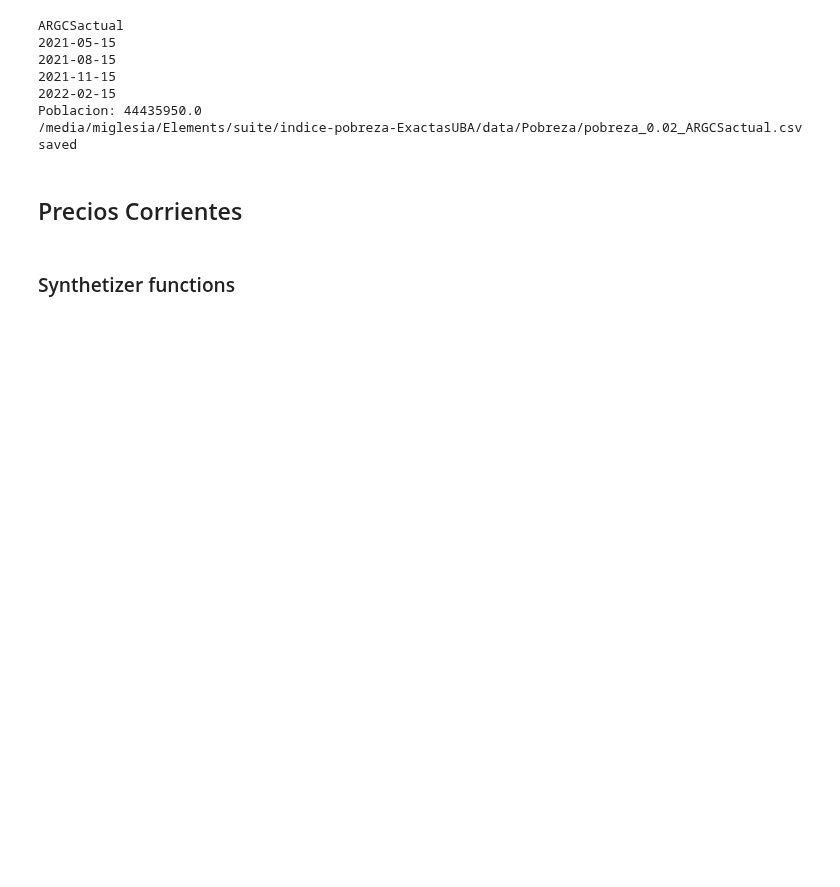
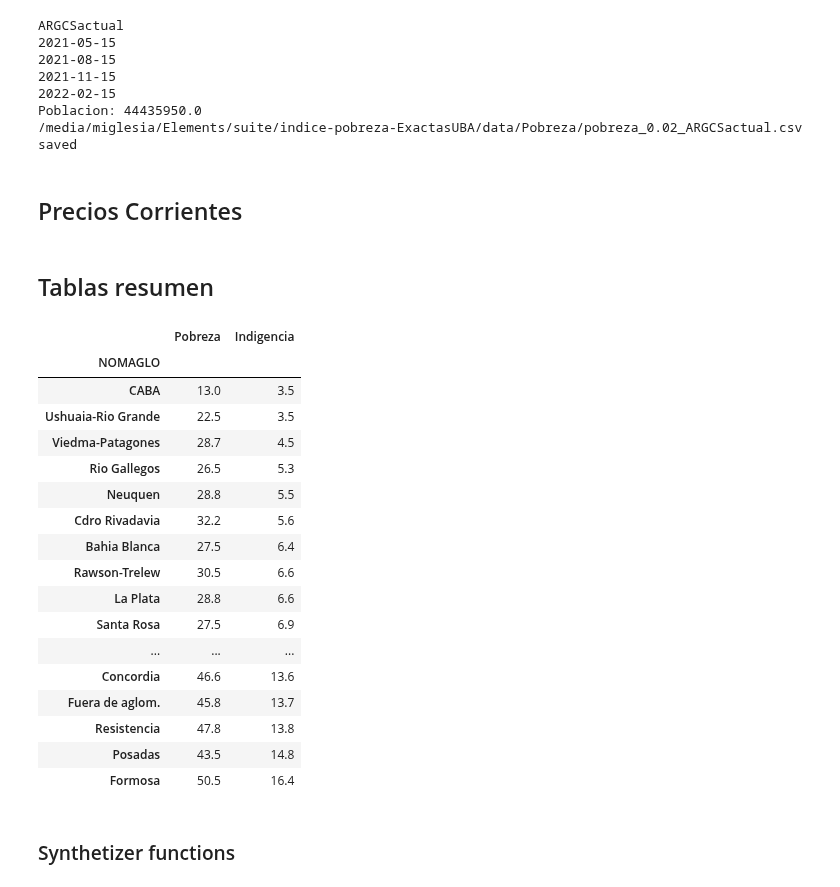
Before and after one commit to matuteiglesias/indice-pobreza-UBA, a Jupyter notebook: notebooks/10 - Guardar info geografica.ipynb, the cells around one changed output. Cells and saved outputs as stored; diff of their text form; code cells hidden in the pictures; blank space fills up the shorter version.

Commit message:
Added user created data

```diff
--- a/notebooks/10 - Guardar info geografica.ipynb
+++ b/notebooks/10 - Guardar info geografica.ipynb
@@ -519,7 +518,7 @@ columnas_pesos =  ['P47T_persona', 'P47T_hogar', 'CBA', 'gap_indigencia', 'CBT',
 # cpi.loc[hoy].values[0]#/
 # cpi.loc['2016-01'].values[0]
 # %%
-data = pd.read_csv('/media/miglesia/Elements/suite/indice-pobreza-ExactasUBA/data/Pobreza/pobreza_0.02_ARGCSactual.csv')
+data = pd.read_csv('/media/miglesia/Elements/suite/indice-pobreza-ExactasUBA/data/Pobreza/pobreza_0.02_ARGCSactual.csv', encoding_errors='ignore')
 data[columnas_pesos] = ix*data[columnas_pesos]
 # %%
 frac = 0.02
@@ -537,6 +536,30 @@ radio_ref = radio_ref[['RADIO_REF_ID', 'COD_2010', 'NOMDPTO', 'AGLOMERADO', 'Reg
 
 data = data.merge(radio_ref, on = ['RADIO_REF_ID', 'AGLOMERADO'])
 data['AGLO_si'] = data.AGLOMERADO != 0
+# %% [markdown]
+## Tablas resumen
+# %%
+table = 100*data.groupby('NOMAGLO')[['Pobreza', 'Indigencia']].mean().round(3)
+table.sort_values('Indigencia')
+# %% [output]
+|  | Pobreza | Indigencia |
+| NOMAGLO |  |  |
+| CABA | 13.0 | 3.5 |
+| Ushuaia-Rio Grande | 22.5 | 3.5 |
+| Viedma-Patagones | 28.7 | 4.5 |
+| Rio Gallegos | 26.5 | 5.3 |
+| Neuquen | 28.8 | 5.5 |
+| Cdro Rivadavia | 32.2 | 5.6 |
+| Bahia Blanca | 27.5 | 6.4 |
+| Rawson-Trelew | 30.5 | 6.6 |
+| La Plata | 28.8 | 6.6 |
+| Santa Rosa | 27.5 | 6.9 |
+| ... | ... | ... |
+| Concordia | 46.6 | 13.6 |
+| Fuera de aglom. | 45.8 | 13.7 |
+| Resistencia | 47.8 | 13.8 |
+| Posadas | 43.5 | 14.8 |
+| Formosa | 50.5 | 16.4 |
 # %% [markdown]
 ### Synthetizer functions
 # %%
```
Also changed, not shown: parts of 9 cells of this notebook.
